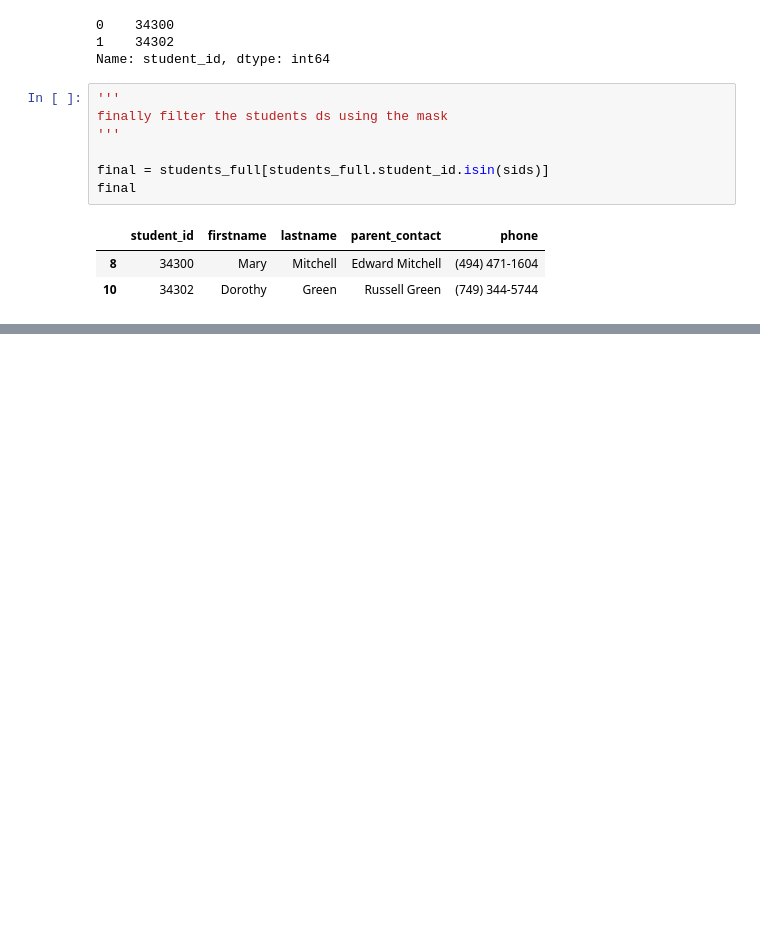
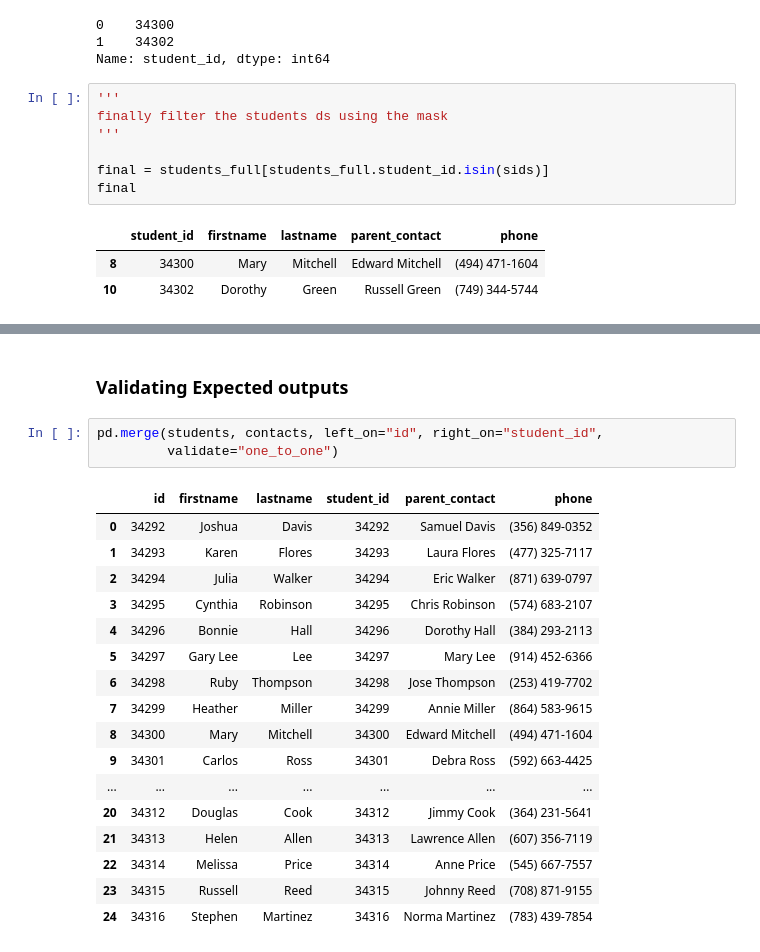
Before and after one commit to dilzio/ds_training, a Jupyter notebook: data_manipulation_in_python/section-6/Section 6 - Merging.ipynb, the cells around one changed output, grey strips where cells are left out. Drawn from its saved outputs; the diff is of its cells as text; blank space fills up the shorter version.

```diff
--- a/data_manipulation_in_python/section-6/Section 6 - Merging.ipynb
+++ b/data_manipulation_in_python/section-6/Section 6 - Merging.ipynb
@@ -268,0 +333,23 @@ final
+# %% [markdown]
+### Validating Expected outputs
+# %%
+pd.merge(students, contacts, left_on="id", right_on="student_id",
+         validate="one_to_one")
+# %% [output]
+|  | id | firstname | lastname | student_id | parent_contact | phone |
+| 0 | 34292 | Joshua | Davis | 34292 | Samuel Davis | (356) 849-0352 |
+| 1 | 34293 | Karen | Flores | 34293 | Laura Flores | (477) 325-7117 |
+| 2 | 34294 | Julia | Walker | 34294 | Eric Walker | (871) 639-0797 |
+| 3 | 34295 | Cynthia | Robinson | 34295 | Chris Robinson | (574) 683-2107 |
+| 4 | 34296 | Bonnie | Hall | 34296 | Dorothy Hall | (384) 293-2113 |
+| 5 | 34297 | Gary Lee | Lee | 34297 | Mary Lee | (914) 452-6366 |
+| 6 | 34298 | Ruby | Thompson | 34298 | Jose Thompson | (253) 419-7702 |
+| 7 | 34299 | Heather | Miller | 34299 | Annie Miller | (864) 583-9615 |
+| 8 | 34300 | Mary | Mitchell | 34300 | Edward Mitchell | (494) 471-1604 |
+| 9 | 34301 | Carlos | Ross | 34301 | Debra Ross | (592) 663-4425 |
+| ... | ... | ... | ... | ... | ... | ... |
+| 20 | 34312 | Douglas | Cook | 34312 | Jimmy Cook | (364) 231-5641 |
+| 21 | 34313 | Helen | Allen | 34313 | Lawrence Allen | (607) 356-7119 |
+| 22 | 34314 | Melissa | Price | 34314 | Anne Price | (545) 667-7557 |
+| 23 | 34315 | Russell | Reed | 34315 | Johnny Reed | (708) 871-9155 |
+| 24 | 34316 | Stephen | Martinez | 34316 | Norma Martinez | (783) 439-7854 |
```
Also changed, not shown: parts of 9 cells of this notebook, 8 other files.
